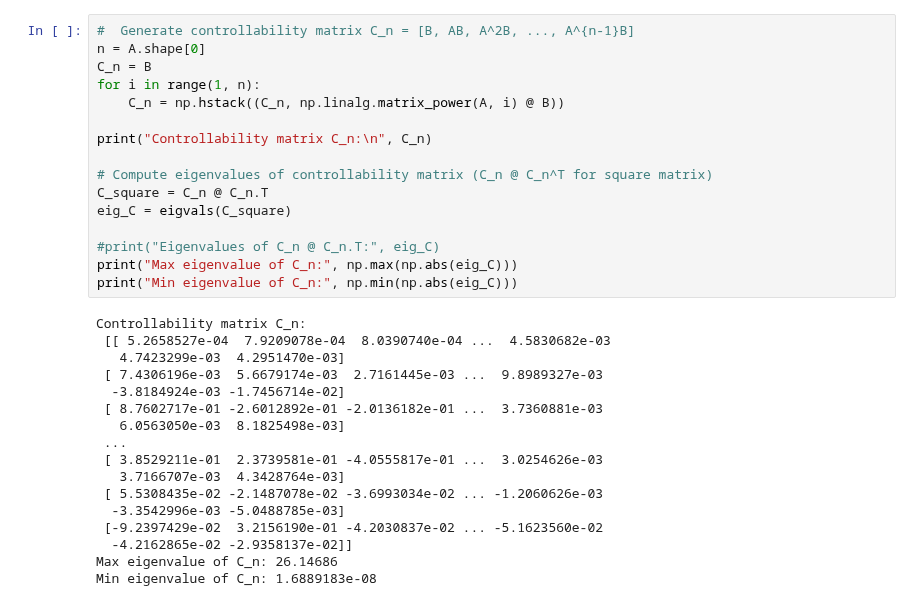
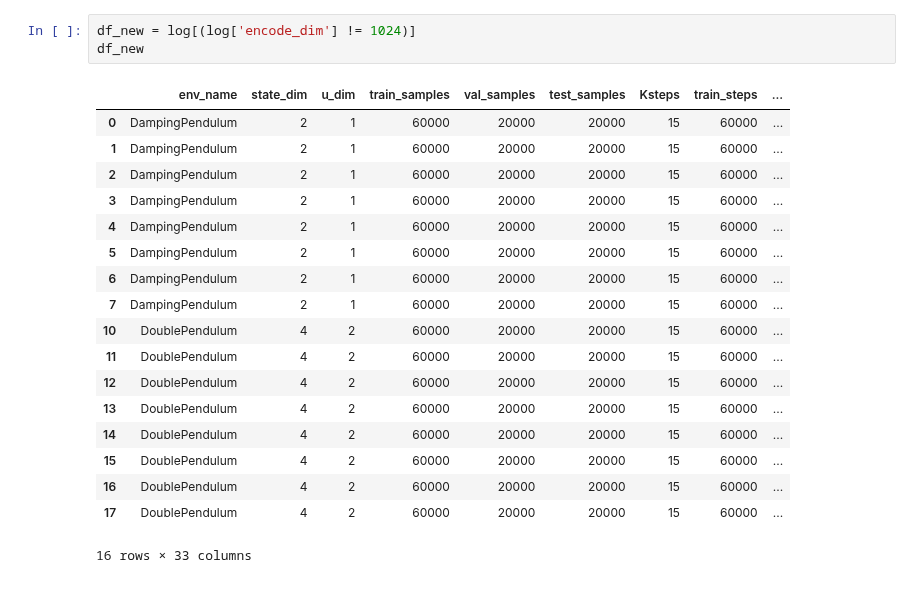
Before and after one commit to intelligent-control-lab/Koopman-Scaling, a Jupyter notebook: evaluation/controllability.ipynb, the cells around one changed output. Saved outputs shown, nothing was run; the diff lists cells and outputs as text.

```diff
--- a/evaluation/controllability.ipynb
+++ b/evaluation/controllability.ipynb
@@ -42,33 +34,22 @@ B = net.lB.weight.detach().numpy()
-# %%
-#  Generate controllability matrix C_n = [B, AB, A^2B, ..., A^{n-1}B]
-n = A.shape[0]
-C_n = B
-for i in range(1, n):
-    C_n = np.hstack((C_n, np.linalg.matrix_power(A, i) @ B))
-
-print("Controllability matrix C_n:\n", C_n)
-
-# Compute eigenvalues of controllability matrix (C_n @ C_n^T for square matrix)
-C_square = C_n @ C_n.T
-eig_C = eigvals(C_square)
-
-#print("Eigenvalues of C_n @ C_n.T:", eig_C)
-print("Max eigenvalue of C_n:", np.max(np.abs(eig_C)))
-print("Min eigenvalue of C_n:", np.min(np.abs(eig_C)))
-# %% [output]
-Controllability matrix C_n:
- [[ 5.2658527e-04  7.9209078e-04  8.0390740e-04 ...  4.5830682e-03
-   4.7423299e-03  4.2951470e-03]
- [ 7.4306196e-03  5.6679174e-03  2.7161445e-03 ...  9.8989327e-03
-  -3.8184924e-03 -1.7456714e-02]
- [ 8.7602717e-01 -2.6012892e-01 -2.0136182e-01 ...  3.7360881e-03
-   6.0563050e-03  8.1825498e-03]
- ...
- [ 3.8529211e-01  2.3739581e-01 -4.0555817e-01 ...  3.0254626e-03
-   3.7166707e-03  4.3428764e-03]
- [ 5.5308435e-02 -2.1487078e-02 -3.6993034e-02 ... -1.2060626e-03
-  -3.3542996e-03 -5.0488785e-03]
- [-9.2397429e-02  3.2156190e-01 -4.2030837e-02 ... -5.1623560e-02
-  -4.2162865e-02 -2.9358137e-02]]
-Max eigenvalue of C_n: 26.14686
-Min eigenvalue of C_n: 1.6889183e-08
+# %%
+df_new = log[(log['encode_dim'] != 1024)]
+df_new
+# %% [output]
+|  | env_name | state_dim | u_dim | train_samples | val_samples | test_samples | Ksteps | train_steps | ... |
+| 0 | DampingPendulum | 2 | 1 | 60000 | 20000 | 20000 | 15 | 60000 | ... |
+| 1 | DampingPendulum | 2 | 1 | 60000 | 20000 | 20000 | 15 | 60000 | ... |
+| 2 | DampingPendulum | 2 | 1 | 60000 | 20000 | 20000 | 15 | 60000 | ... |
+| 3 | DampingPendulum | 2 | 1 | 60000 | 20000 | 20000 | 15 | 60000 | ... |
+| 4 | DampingPendulum | 2 | 1 | 60000 | 20000 | 20000 | 15 | 60000 | ... |
+| 5 | DampingPendulum | 2 | 1 | 60000 | 20000 | 20000 | 15 | 60000 | ... |
+| 6 | DampingPendulum | 2 | 1 | 60000 | 20000 | 20000 | 15 | 60000 | ... |
+| 7 | DampingPendulum | 2 | 1 | 60000 | 20000 | 20000 | 15 | 60000 | ... |
+| 10 | DoublePendulum | 4 | 2 | 60000 | 20000 | 20000 | 15 | 60000 | ... |
+| 11 | DoublePendulum | 4 | 2 | 60000 | 20000 | 20000 | 15 | 60000 | ... |
+| 12 | DoublePendulum | 4 | 2 | 60000 | 20000 | 20000 | 15 | 60000 | ... |
+| 13 | DoublePendulum | 4 | 2 | 60000 | 20000 | 20000 | 15 | 60000 | ... |
+| 14 | DoublePendulum | 4 | 2 | 60000 | 20000 | 20000 | 15 | 60000 | ... |
+| 15 | DoublePendulum | 4 | 2 | 60000 | 20000 | 20000 | 15 | 60000 | ... |
+| 16 | DoublePendulum | 4 | 2 | 60000 | 20000 | 20000 | 15 | 60000 | ... |
+| 17 | DoublePendulum | 4 | 2 | 60000 | 20000 | 20000 | 15 | 60000 | ... |
+16 rows × 33 columns
```
Also changed, not shown: parts of 6 cells of this notebook, 1 other file.
